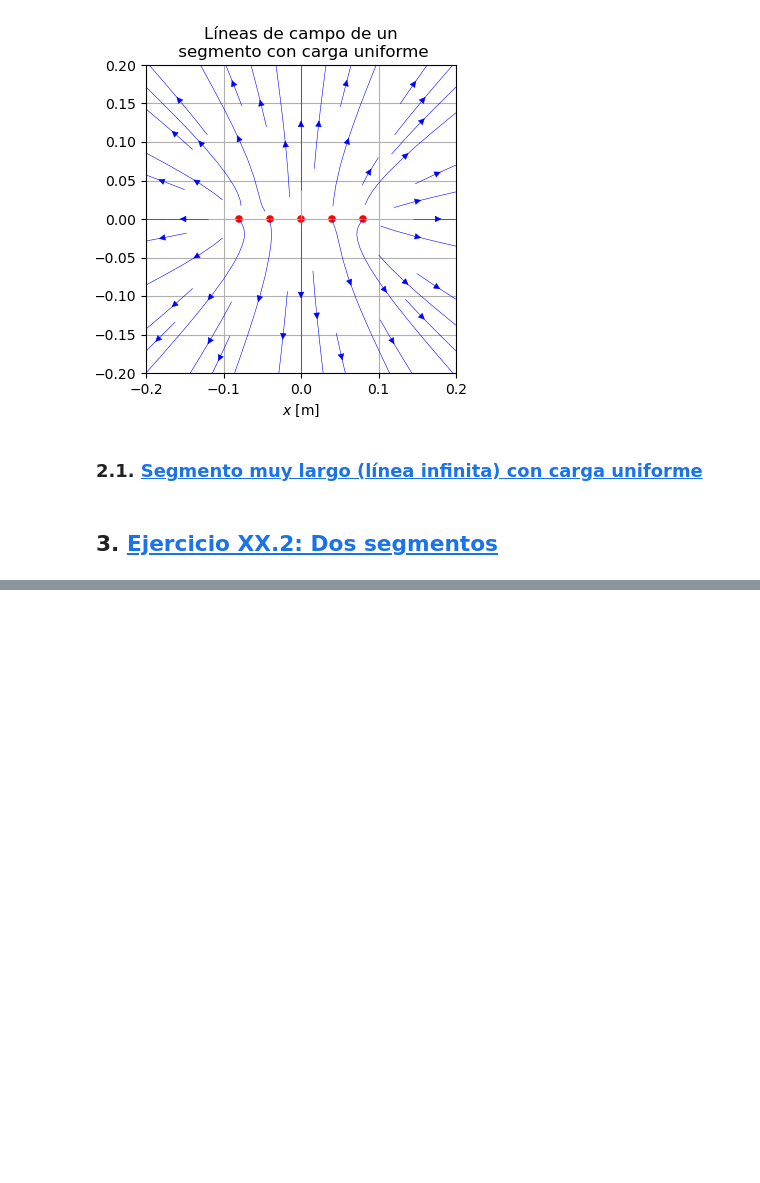
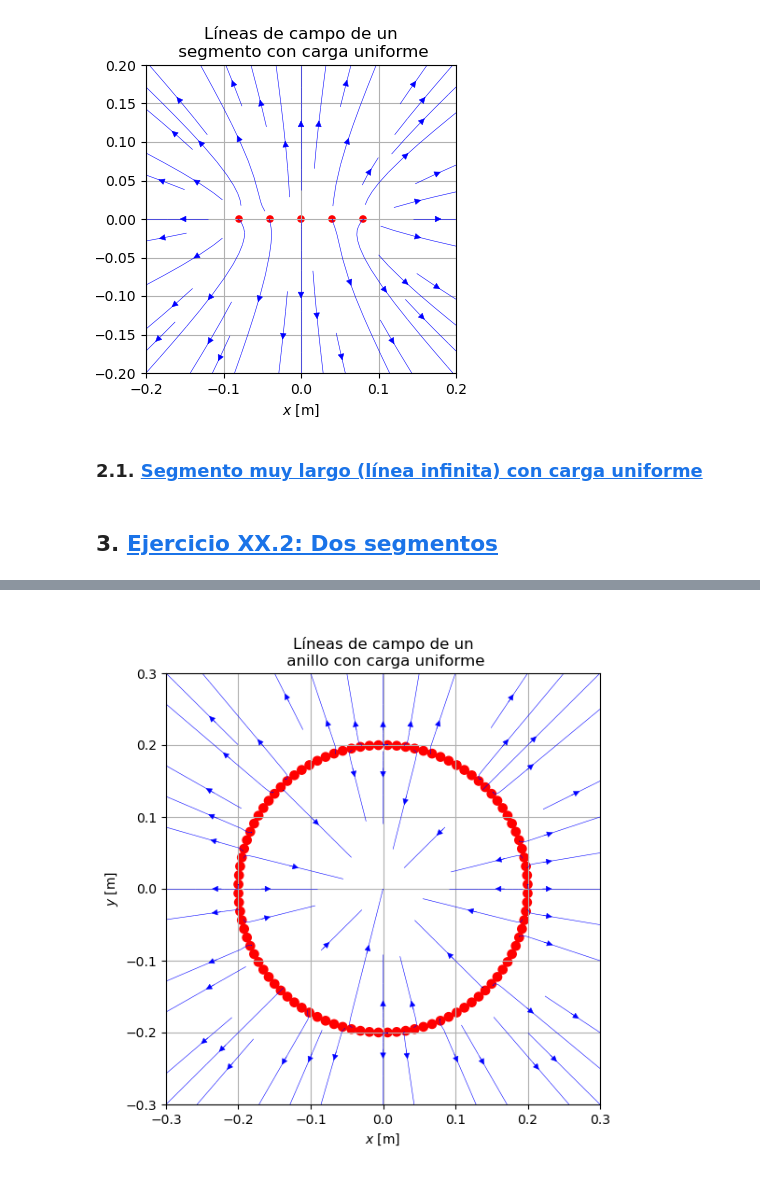
Before and after one commit to epplugins/UTN, a Jupyter notebook: electromagnetismo/em02_distribuciones_continuas.ipynb, the cells around one changed output, grey strips where cells are left out. Cells and saved outputs as stored; diff of their text form; code cells hidden in the pictures; blank space fills up the shorter version.

```diff
--- a/electromagnetismo/em02_distribuciones_continuas.ipynb
+++ b/electromagnetismo/em02_distribuciones_continuas.ipynb
@@ -181,0 +212,5 @@ em.plotEf(E, Q, dx=0.2, density=0.5, title='Líneas de campo de un\n segmento co
+# %%
+em.plotEf(E, Q, dx=0.3, density=0.5, title='Líneas de campo de un\n anillo con carga uniforme',
+          figsize=(6,6))
+# %% [output]
+[figure, added]
```
Also changed, not shown: parts of 15 cells of this notebook, 1 other file.
